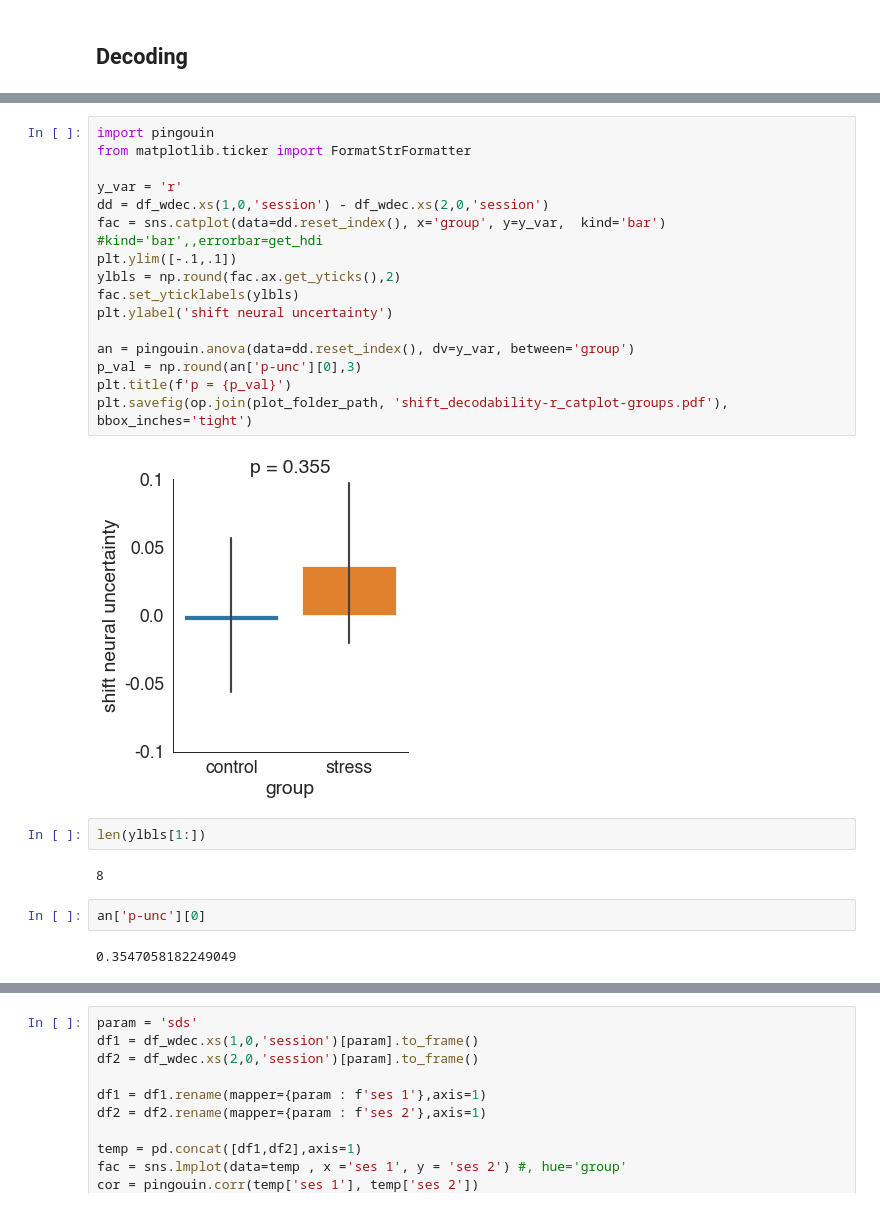
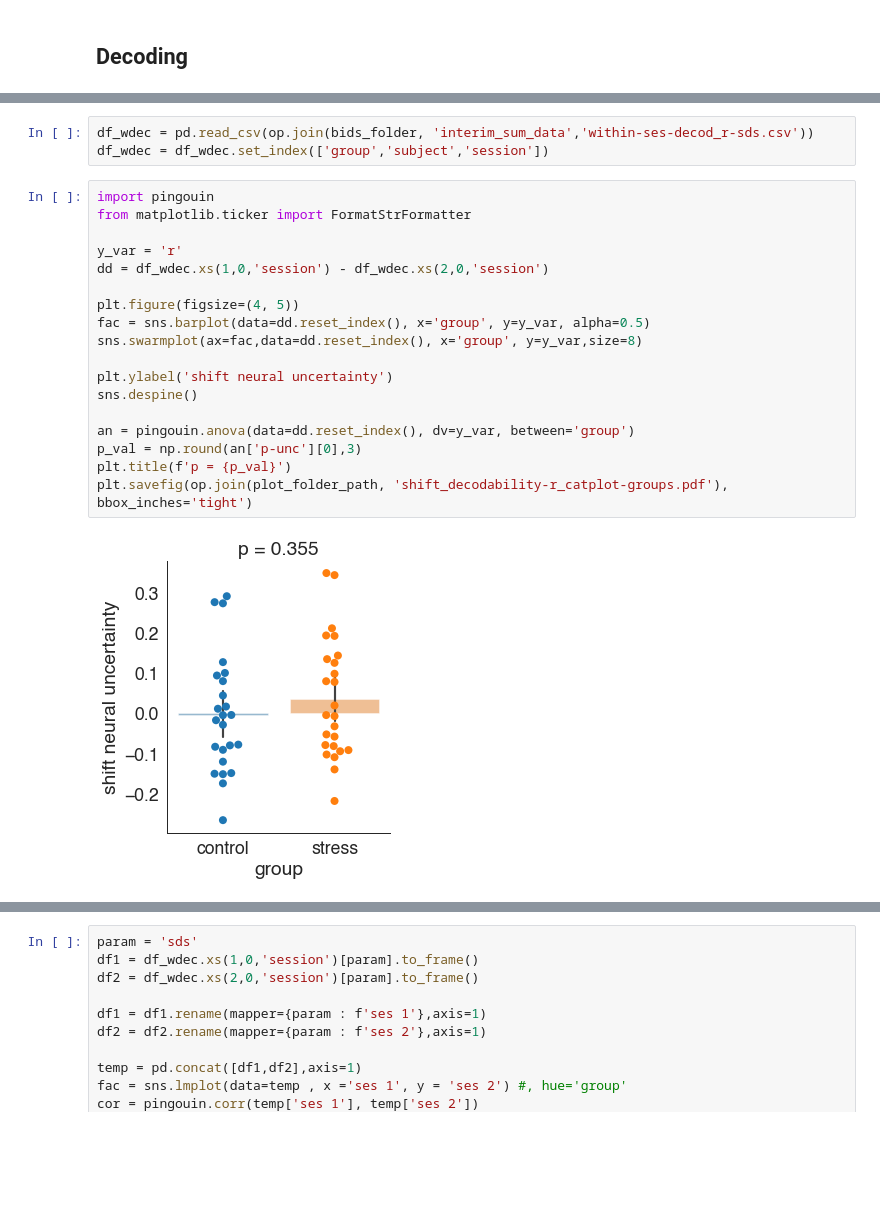
Before and after one commit to Gilles86/stress_risk, a Jupyter notebook: stress_risk/plots_for_paper/paper_fig_probit.ipynb, the cells around one changed output, grey strips where cells are left out. Drawn from its saved outputs; the diff is of its cells as text; blank space fills up the shorter version.

```diff
--- a/stress_risk/plots_for_paper/paper_fig_probit.ipynb
+++ b/stress_risk/plots_for_paper/paper_fig_probit.ipynb
@@ -203,26 +227,23 @@ plt.axhline(0, c='black')
+# %%
+df_wdec = pd.read_csv(op.join(bids_folder, 'interim_sum_data','within-ses-decod_r-sds.csv'))
+df_wdec = df_wdec.set_index(['group','subject','session'])
 # %%
 import pingouin
 from matplotlib.ticker import FormatStrFormatter
 
 y_var = 'r'
 dd = df_wdec.xs(1,0,'session') - df_wdec.xs(2,0,'session')
-fac = sns.catplot(data=dd.reset_index(), x='group', y=y_var,  kind='bar') #kind='bar',,errorbar=get_hdi
-plt.ylim([-.1,.1])
-ylbls = np.round(fac.ax.get_yticks(),2)
-fac.set_yticklabels(ylbls)
+
+plt.figure(figsize=(4, 5))
+fac = sns.barplot(data=dd.reset_index(), x='group', y=y_var, alpha=0.5)
+sns.swarmplot(ax=fac,data=dd.reset_index(), x='group', y=y_var,size=8)
+
 plt.ylabel('shift neural uncertainty')
+sns.despine()
 
 an = pingouin.anova(data=dd.reset_index(), dv=y_var, between='group')
 p_val = np.round(an['p-unc'][0],3)
 plt.title(f'p = {p_val}')
 plt.savefig(op.join(plot_folder_path, 'shift_decodability-r_catplot-groups.pdf'), bbox_inches='tight')
 # %% [output]
-[figure, old version]
+[figure, new version]
-# %%
-len(ylbls[1:])
-# %% [output]
-8
-# %%
-an['p-unc'][0]
-# %% [output]
-0.3547058182249049
```
Also changed, not shown: parts of 10 cells of this notebook, 4 other files.
